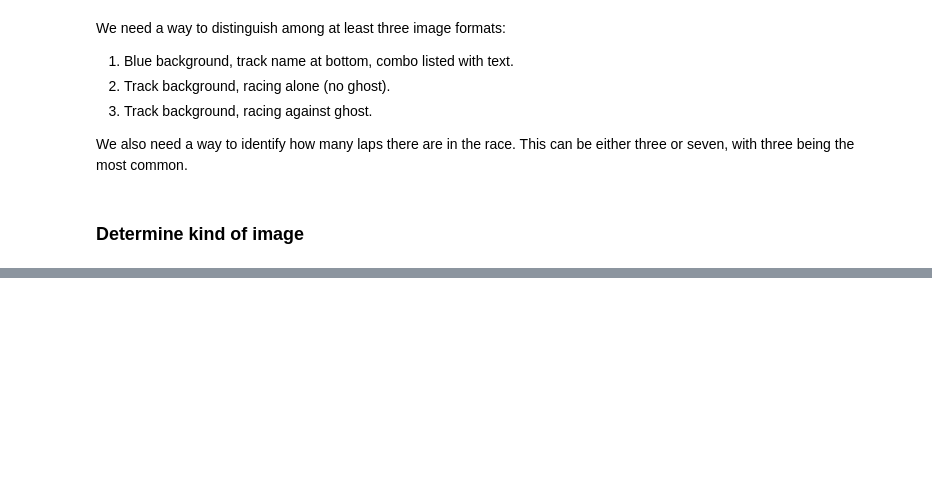
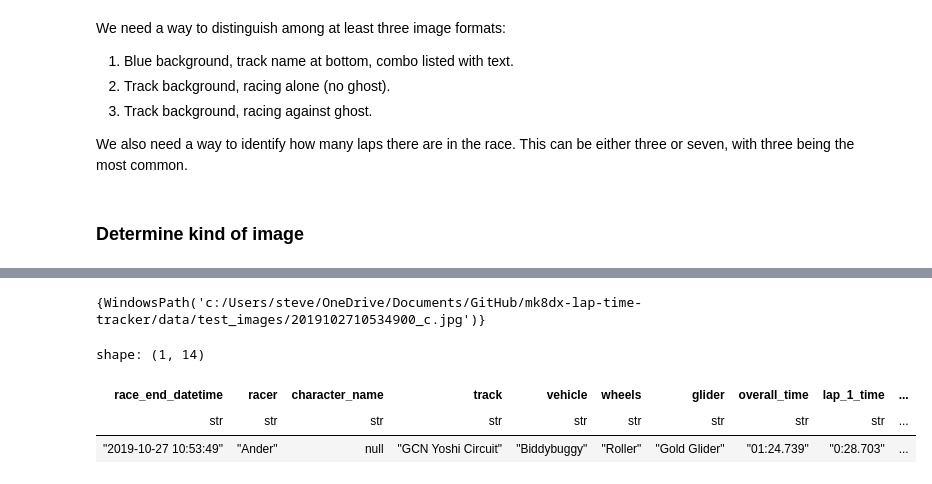
Before and after one commit to shaptonstahl/mk8dx-lap-time-tracker, a Jupyter notebook: experiment.ipynb, the cells around one changed output, grey strips where cells are left out. Cells and saved outputs as stored; diff of their text form; code cells hidden in the pictures; blank space fills up the shorter version.

```diff
--- a/experiment.ipynb
+++ b/experiment.ipynb
@@ -203,0 +231,73 @@ if kind == None:
+# %%
+def process_list_of_files(file_names: list[Path]) -> list[dict]:
+    """
+    Given a list of files (complete paths) process the files and return a list of
+    dictionaries with the processed ocr text.
+
+    Note that each dict may not have all of the desired columns. When merging, we need
+    a base record with all of the columns to ensure that all are present in the
+    output and that they are in the desired order.
+    """
+    raw_ocr_results = {f.name:ImageToOCR(f).pull_data_from_image() for f in file_names}
+    # purge entries for non-screen caps
+    ocr_results = [v for k,v in raw_ocr_results.items() if v != {}]
+    return ocr_results
+# %%
+def load_cache_and_list_of_paths_to_process(folder_to_process: Path, cache_file_name: Path) -> tuple[pl.DataFrame, set[Path]]:
+    """
+    Given a folder to process and a cache file name, load the cache file and
+    return the cache as a DataFrame and a set of Path objects to process.
+    """
+    all_jpg_files = read_list_of_files(folder_to_process)
+
+    if cache_exists:
+        # Read cache, get file names, read against new file names.
+        # Remove cached file names from all_jpg_files and set file_to_process.
+        cached_df = pickle.load(cache_file_name)
+        cached_file_names = set(cached_df['image_file_name'].to_series().to_list())
+        files_to_process = all_jpg_files - cached_file_names
+    else:
+        # No cache, so process all files.
+        cached_df = None
+        files_to_process = all_jpg_files
+    return cached_df, files_to_process
+
+cached_df, files_to_process = load_cache_and_list_of_paths_to_process(folder_to_process, cache_file_name)
+# %% [output]
+{WindowsPath('c:/Users/steve/OneDrive/Documents/GitHub/mk8dx-lap-time-tracker/data/test_images/2019102710534900_c.jpg')}
+# %%
+# Try not to run this too much in testing.
+processed_ocr_output = process_list_of_files(files_to_process)
+# %%
+def convert_ocr_dict_to_polars(x: dict) -> pl.DataFrame:
+    """
+    Takes the generated ocr output (a list of dictionaries) and converts it to a polars
+    DataFrame. It starts with an empty row with all of the target columns in the target
+    order. The rows with data will then fall in line and there will be no missing columns.
+    """
+    field_names_in_order = ['race_end_datetime',
+                            'racer',
+                            'character_name',
+                            'track',
+                            'vehicle',
+                            'wheels',
+                            'glider',
+                            'overall_time',
+                            'lap_1_time',
+                            'lap_2_time',
+                            'lap_3_time',
+                            'image_file_name',
+                            'kind',
+                            'datetime_processed'
+                            ]
+    default_row = [{k:'' for k in field_names_in_order}]
+    output_df = pl.DataFrame(default_row + x).filter(pl.col("image_file_name") != '')
+    return output_df
+# %%
+new_records_df = convert_ocr_dict_to_polars(processed_ocr_output)
+new_records_df
+# %% [output]
+shape: (1, 14)
+| race_end_datetime | racer | character_name | track | vehicle | wheels | glider | overall_time | lap_1_time | ... |
+| str | str | str | str | str | str | str | str | str | ... |
+| "2019-10-27 10:53:49" | "Ander" | null | "GCN Yoshi Circuit" | "Biddybuggy" | "Roller" | "Gold Glider" | "01:24.739" | "0:28.703" | ... |
```
Also changed, not shown: parts of 51 cells of this notebook, 3 other files.
